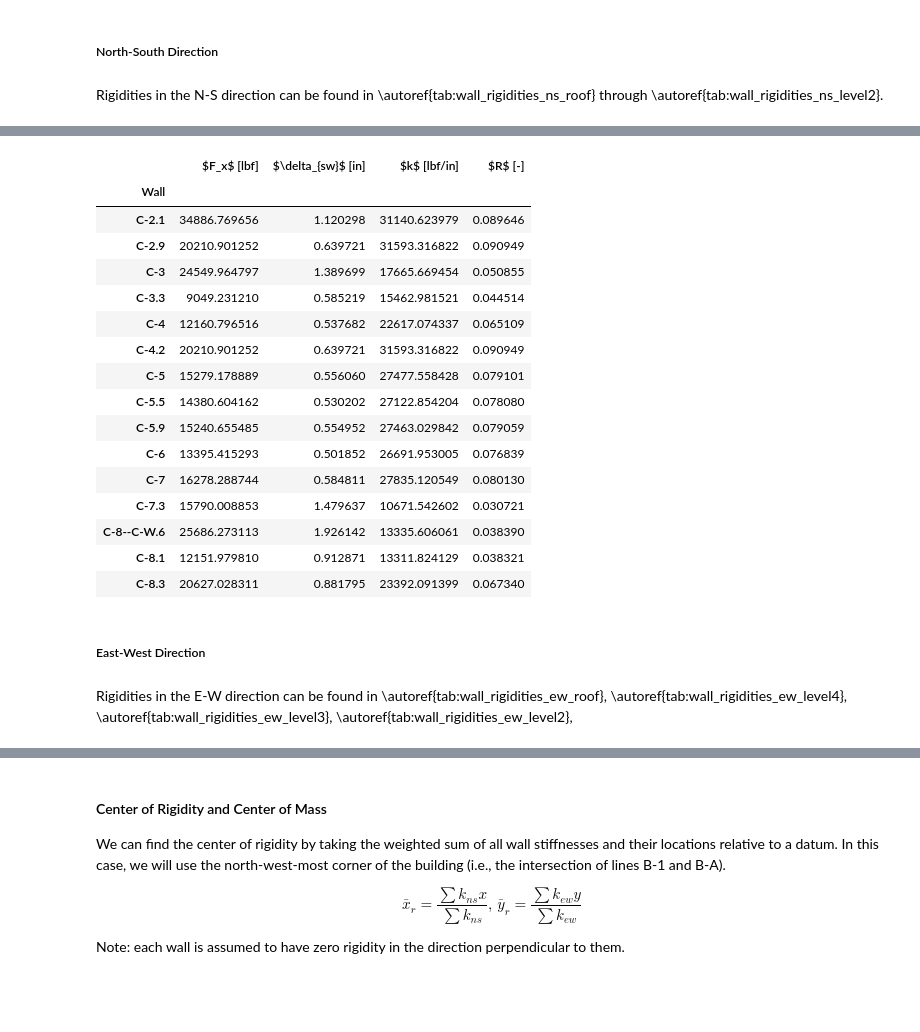
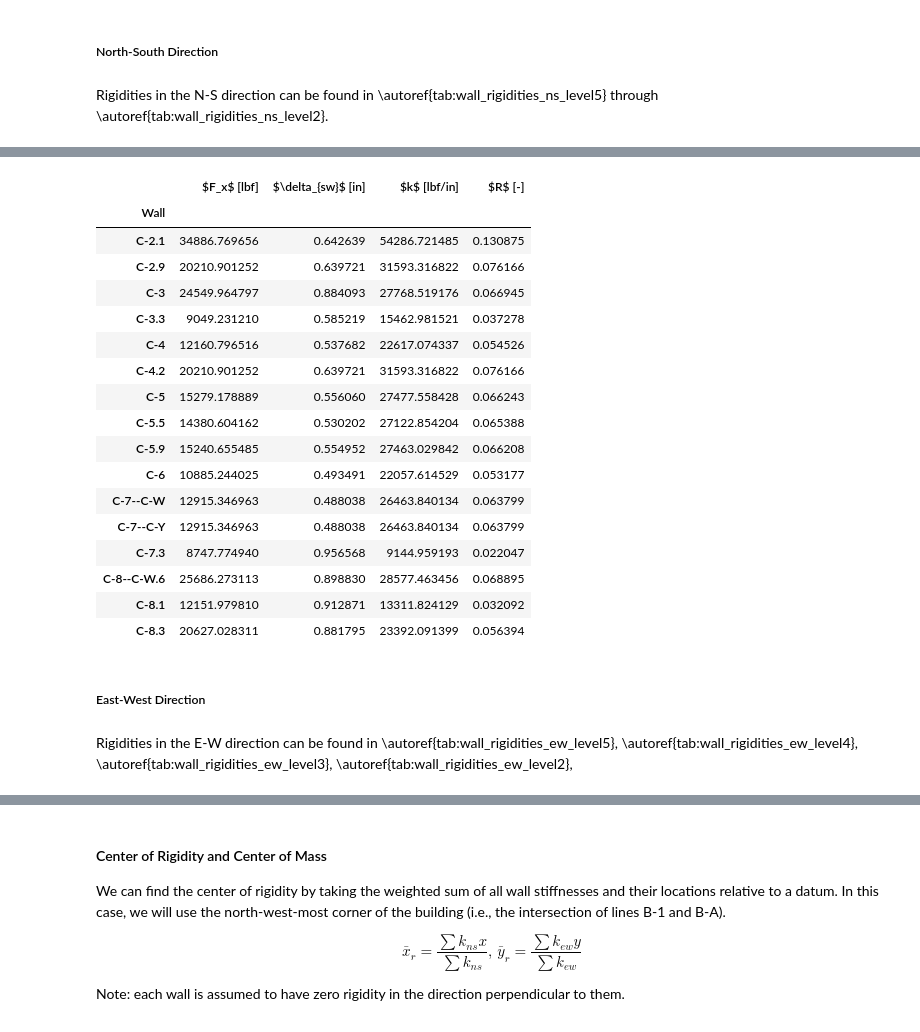
Before and after one commit to kpff-andy-sazima/Beaverton-Creek, a Jupyter notebook: building_c_seismic.ipynb, the cells around one changed output, grey strips where cells are left out. Drawn from its saved outputs; the diff is of its cells as text; code cells hidden in the pictures; blank space fills up the shorter version.

```diff
--- a/building_c_seismic.ipynb
+++ b/building_c_seismic.ipynb
@@ -644,7 +647,8 @@ walls = {
     "C-5.5": "N-S",
     "C-5.9": "N-S",
     "C-6": "N-S",
-    "C-7": "N-S",
+    "C-7--C-W": "N-S",
+    "C-7--C-Y": "N-S",
     "C-7.3": "N-S",
     # "C-8--C-W": "N-S",
     "C-8--C-W.6": "N-S",
@@ -774,8 +778,9 @@ t_w__C7 = (l_C59__C7 / 2) + (l_C7__C81 / 2)
 t_w__C81 = (l_C7__C81 / 2) + (l_C81__C83 / 2)
 t_w__C83 = (l_C81__C83 / 2) + l_C83__C9
 
-t_w__C6 = (l_C6__C73 / 2) + 0  # placeholder for angled area that will be manualled added
-t_w__C73 = (l_C6__C73 / 2) + (l_C73__C8 / 2)
+t_w__C6 = (l_C6__C7 / 2) + 0  # placeholder for angled area that will be manualled added
+t_w__C7__1 = (l_C6__C7 / 2) + (l_C7__C73 / 2)
+t_w__C73 = (l_C7__C73 / 2) + (l_C73__C8 / 2)
 t_w__C8 = (l_C73__C8 / 2) + l_C8__C9 - 7  # 7 foot jog
 
 t_l__C21 = float(d_trib_ns)
@@ -831,23 +836,24 @@ wall_tributary = {
     "C-5.5": {"trib_width": float(t_w__C55), "trib_depth": t_l__C55, "wall_length": l_typ},
     "C-5.9": {"trib_width": float(t_w__C59), "trib_depth": t_l__C59, "wall_length": l_typ},
     "C-6": {"trib_width": float(t_w__C6), "trib_depth": t_l__C6, "wall_length": l_typ},
-    "C-7": {"trib_width": float(t_w__C7), "trib_depth": t_l__C7, "wall_length": l_typ},
+    "C-7--C-W": {"trib_width": float(t_w__C7__1), "trib_depth": t_l__C7, "wall_length": l_typ},
+    "C-7--C-Y": {"trib_width": float(t_w__C7), "trib_depth": t_l__C7, "wall_length": l_typ},
     "C-7.3": {"trib_width": float(t_w__C73), "trib_depth": t_l__C73, "wall_length": l_elevator},
     # "C-8--C-W": {"trib_width": float(t_w__C8), "trib_depth": t_l__C8__1, "wall_length": fi(9, 6)},
-    "C-8--C-W.6": {"trib_width": float(t_w__C8), "trib_depth": t_l__C8__2 + t_l__C8__1, "wall_length": l_elevator},
+    "C-8--C-W.6": {"trib_width": float(t_w__C8), "trib_depth": t_l__C8__2 + t_l__C8__1, "wall_length": l_elevator + 5},
     "C-8.1": {"trib_width": float(t_w__C81), "trib_depth": t_l__C81, "wall_length": l_stairwall_short},
     "C-8.3": {"trib_width": float(t_w__C83), "trib_depth": t_l__C83, "wall_length": l_stairwall},
 }
 
-flexible_ns["wall length"] = flexible_ns.index.get_level_values("Wall").map(
-    {key: value["wall_length"] for key, value in wall_tributary.items()}
-)
-flexible_ns["tributary width"] = flexible_ns.index.get_level_values("Wall").map(
-    {key: value["trib_width"] for key, value in wall_tributary.items()}
-)
-flexible_ns["tributary depth"] = flexible_ns.index.get_level_values("Wall").map(
-    {key: value["trib_depth"] for key, value in wall_tributary.items()}
-)
+flexible_ns["wall length"] = flexible_ns.index.get_level_values("Wall").map({
+    key: value["wall_length"] for key, value in wall_tributary.items()
+})
+flexible_ns["tributary width"] = flexible_ns.index.get_level_values("Wall").map({
+    key: value["trib_width"] for key, value in wall_tributary.items()
+})
+flexible_ns["tributary depth"] = flexible_ns.index.get_level_values("Wall").map({
+    key: value["trib_depth"] for key, value in wall_tributary.items()
+})
 flexible_ns["tributary area"] = flexible_ns["tributary depth"] * flexible_ns["tributary width"]
 
 # Fix trib area of certain walls on all levels
@@ -1441,7 +1462,7 @@ R &= \frac{k_{wall}}{\sum {k_{wall}}}
 # %% [markdown]
 ##### North-South Direction
 # %% [markdown]
-Rigidities in the N-S direction can be found in \autoref{tab:wall_rigidities_ns_roof} through \autoref{tab:wall_rigidities_ns_level2}.
+Rigidities in the N-S direction can be found in \autoref{tab:wall_rigidities_ns_level5} through \autoref{tab:wall_rigidities_ns_level2}.
 # %%
 rigid_ns["unit shear demand"] = flexible_ns["unit shear demand"]
 rigid_ns["wall length"] = flexible_ns["wall length"]
@@ -1481,6 +1502,7 @@ column_name_map = {
 display_table(
     dataframe=rigid_ns,
     levels="Level 5",
+    position="H",
     column_names_filter_and_map=column_name_map,
     position_float="centering",
     caption="Wall rigidities NS - Level 5",
@@ -1489,6 +1511,7 @@ display_table(
 display_table(
     dataframe=rigid_ns,
     levels="Level 4",
+    position="H",
     column_names_filter_and_map=column_name_map,
     position_float="centering",
     caption="Wall rigidities NS - Level 4",
@@ -1497,6 +1520,7 @@ display_table(
 display_table(
     dataframe=rigid_ns,
     levels="Level 3",
+    position="H",
     column_names_filter_and_map=column_name_map,
     position_float="centering",
     caption="Wall rigidities NS - Level 3",
@@ -1505,6 +1529,7 @@ display_table(
 display_table(
     dataframe=rigid_ns,
     levels="Level 2",
+    position="H",
     column_names_filter_and_map=column_name_map,
     position_float="centering",
     caption="Wall rigidities NS - Level 2",
@@ -1513,6 +1538,7 @@ display_table(
 display_table(
     dataframe=rigid_ns,
     levels="Level 1",
+    position="H",
     column_names_filter_and_map=column_name_map,
     position_float="centering",
     caption="Wall rigidities NS - Level 1",
@@ -1590,24 +1620,25 @@ display_table(
 |  | $F_x$ [lbf] | $\delta_{sw}$ [in] | $k$ [lbf/in] | $R$ [-] |
 | Wall |  |  |  |  |
-| C-2.1 | 34886.769656 | 1.120298 | 31140.623979 | 0.089646 |
-| C-2.9 | 20210.901252 | 0.639721 | 31593.316822 | 0.090949 |
-| C-3 | 24549.964797 | 1.389699 | 17665.669454 | 0.050855 |
-| C-3.3 | 9049.231210 | 0.585219 | 15462.981521 | 0.044514 |
-| C-4 | 12160.796516 | 0.537682 | 22617.074337 | 0.065109 |
-| C-4.2 | 20210.901252 | 0.639721 | 31593.316822 | 0.090949 |
-| C-5 | 15279.178889 | 0.556060 | 27477.558428 | 0.079101 |
-| C-5.5 | 14380.604162 | 0.530202 | 27122.854204 | 0.078080 |
-| C-5.9 | 15240.655485 | 0.554952 | 27463.029842 | 0.079059 |
-| C-6 | 13395.415293 | 0.501852 | 26691.953005 | 0.076839 |
-| C-7 | 16278.288744 | 0.584811 | 27835.120549 | 0.080130 |
-| C-7.3 | 15790.008853 | 1.479637 | 10671.542602 | 0.030721 |
-| C-8--C-W.6 | 25686.273113 | 1.926142 | 13335.606061 | 0.038390 |
-| C-8.1 | 12151.979810 | 0.912871 | 13311.824129 | 0.038321 |
-| C-8.3 | 20627.028311 | 0.881795 | 23392.091399 | 0.067340 |
+| C-2.1 | 34886.769656 | 0.642639 | 54286.721485 | 0.130875 |
+| C-2.9 | 20210.901252 | 0.639721 | 31593.316822 | 0.076166 |
+| C-3 | 24549.964797 | 0.884093 | 27768.519176 | 0.066945 |
+| C-3.3 | 9049.231210 | 0.585219 | 15462.981521 | 0.037278 |
+| C-4 | 12160.796516 | 0.537682 | 22617.074337 | 0.054526 |
+| C-4.2 | 20210.901252 | 0.639721 | 31593.316822 | 0.076166 |
+| C-5 | 15279.178889 | 0.556060 | 27477.558428 | 0.066243 |
+| C-5.5 | 14380.604162 | 0.530202 | 27122.854204 | 0.065388 |
+| C-5.9 | 15240.655485 | 0.554952 | 27463.029842 | 0.066208 |
+| C-6 | 10885.244025 | 0.493491 | 22057.614529 | 0.053177 |
+| C-7--C-W | 12915.346963 | 0.488038 | 26463.840134 | 0.063799 |
+| C-7--C-Y | 12915.346963 | 0.488038 | 26463.840134 | 0.063799 |
+| C-7.3 | 8747.774940 | 0.956568 | 9144.959193 | 0.022047 |
+| C-8--C-W.6 | 25686.273113 | 0.898830 | 28577.463456 | 0.068895 |
+| C-8.1 | 12151.979810 | 0.912871 | 13311.824129 | 0.032092 |
+| C-8.3 | 20627.028311 | 0.881795 | 23392.091399 | 0.056394 |
 # %% [markdown]
 ##### East-West Direction
 # %% [markdown]
-Rigidities in the E-W direction can be found in \autoref{tab:wall_rigidities_ew_roof}, \autoref{tab:wall_rigidities_ew_level4}, \autoref{tab:wall_rigidities_ew_level3}, \autoref{tab:wall_rigidities_ew_level2},
+Rigidities in the E-W direction can be found in \autoref{tab:wall_rigidities_ew_level5}, \autoref{tab:wall_rigidities_ew_level4}, \autoref{tab:wall_rigidities_ew_level3}, \autoref{tab:wall_rigidities_ew_level2},
 # %%
 rigid_ew["unit shear demand"] = flexible_ew["unit shear demand"]
 rigid_ew["wall length"] = flexible_ew["wall length"]
```
Also changed, not shown: parts of 25 cells of this notebook, 4 other files.
